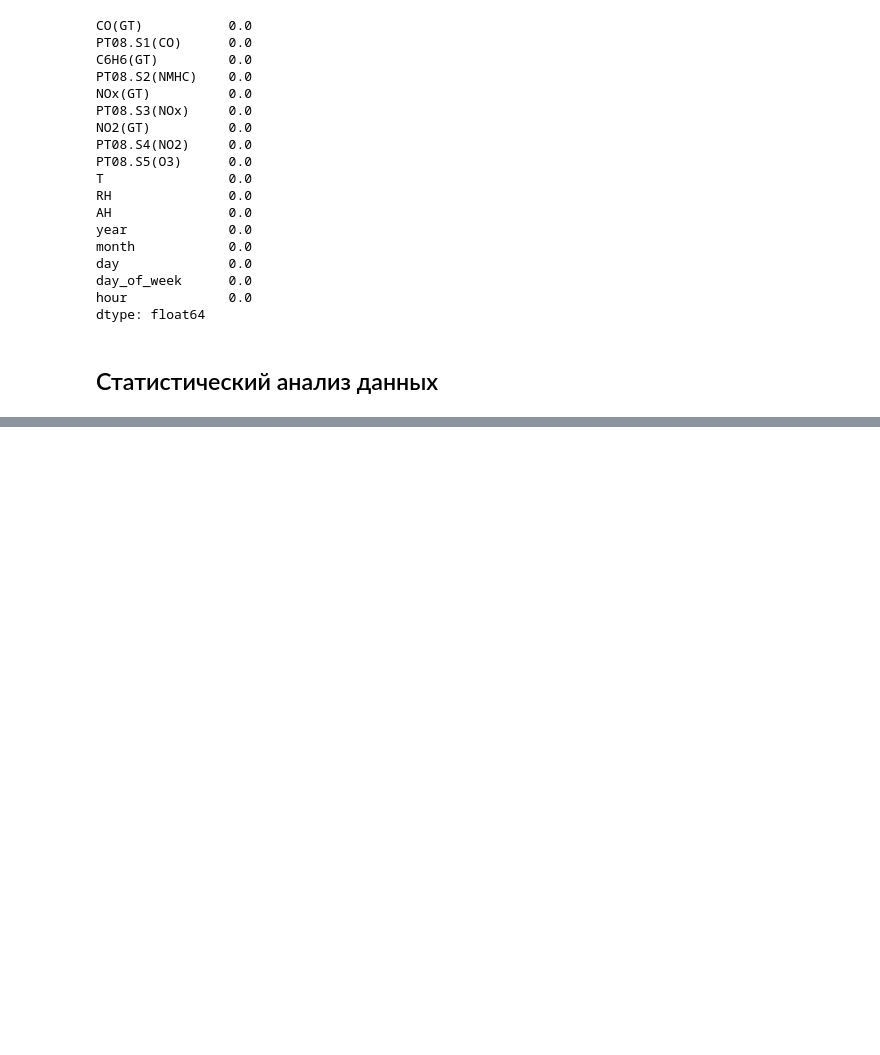
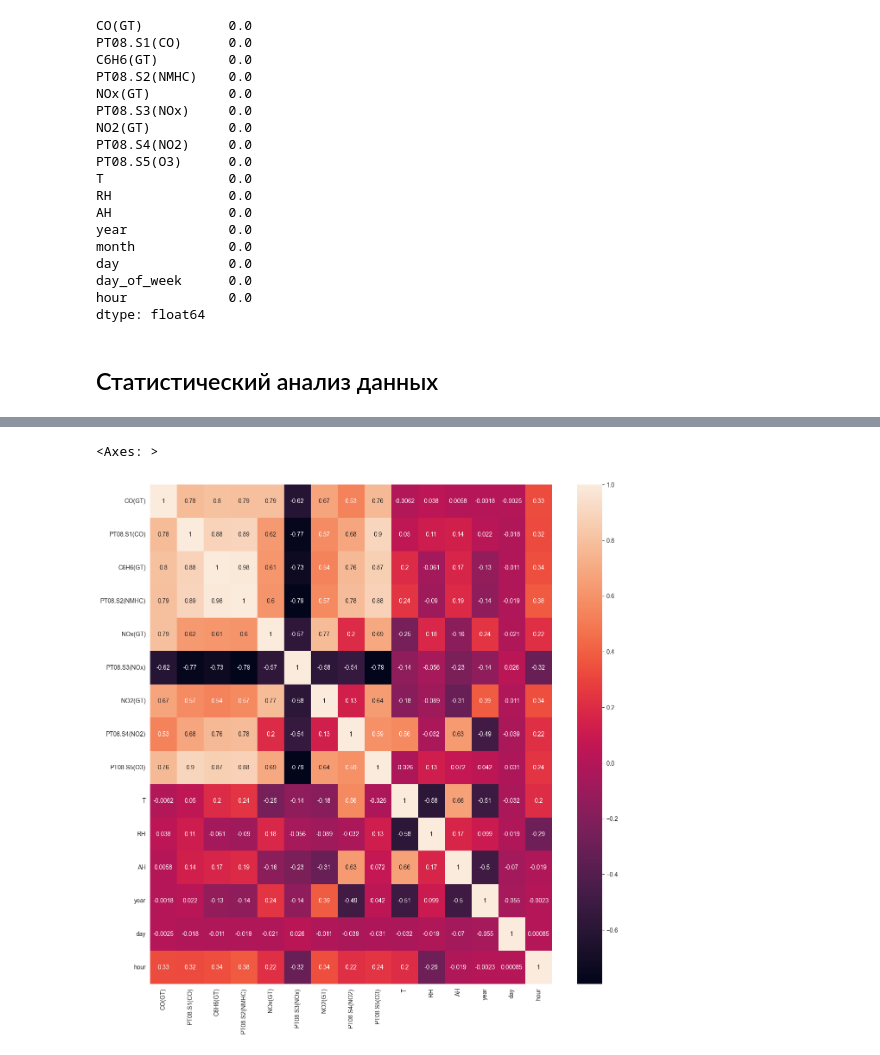
Before and after one commit to stwz13/ml, a Jupyter notebook: lab1_air.ipynb, the cells around one changed output, grey strips where cells are left out. Saved outputs shown, nothing was run; the diff lists cells and outputs as text; code cells hidden in the pictures; blank space fills up the shorter version.

```diff
--- a/lab1_air.ipynb
+++ b/lab1_air.ipynb
@@ -290,0 +357,7 @@ array([[<Axes: title={'center': 'CO(GT)'}>,
+# %%
+
+plt.figure(figsize=(15, 15))
+sns.heatmap(data[numeric_columns].corr(), annot=True)
+# %% [output]
+<Axes: >
+[figure, added]
```
Also changed, not shown: parts of 8 cells of this notebook.
